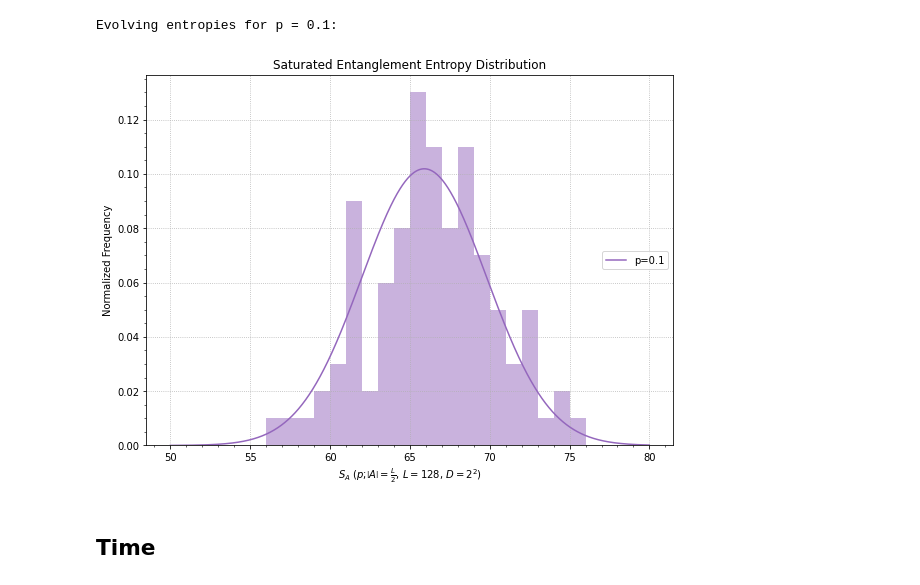
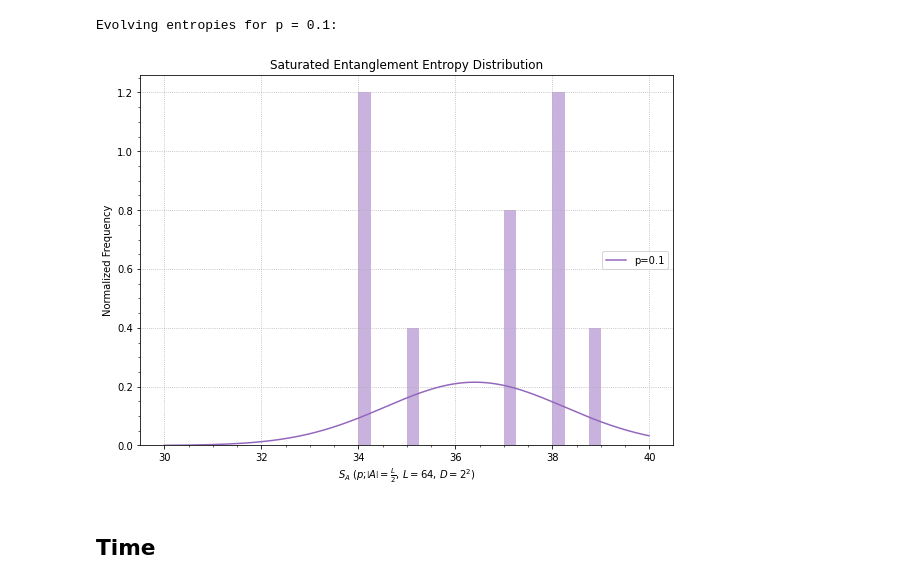
Before and after one commit to DanDan0101/clifford, a Jupyter notebook: dev_qudits.ipynb, the cells around one changed output. Saved outputs shown, nothing was run; the diff lists cells and outputs as text; code cells hidden in the pictures.

```diff
--- a/dev_qudits.ipynb
+++ b/dev_qudits.ipynb
@@ -96,7 +96,7 @@ def create_circuit(N, depth, p, D = 1):
             circ = random_clifford(circ, even = False, D = D)
             circ = random_measurement(circ, p, D)
     else:
-        circ = pc.circuit.CliffordCircuit(N)
+        circ = pc.circuit.Circuit(N)
         for _ in range(depth):
             circ = random_clifford(circ, even = True, D = D)
             circ = random_clifford(circ, even = False, D = D)
@@ -113,7 +113,7 @@ def me_state(N, D = 1):
         pc.stabilizer.StabilizerState: The maximally entangled state.
     """
     state = pc.zero_state(N)
-    circ = create_circuit(N, N // 2, 0, D)
+    circ = create_circuit(N, int(N / D) // 2, 0, D)
     state = circ.forward(state)
     return state
 
@@ -173,9 +173,9 @@ def evolve_entropies(state, depth, p, shots = 10, D = 1, logging = True):
 # %% [markdown]
 ## Hist
 # %%
-n_qubits = 256
-depth = 128
-shots = 100
+n_qubits = 128
+depth = 64
+shots = 10
 p = 0.1
 D = 2
 # %%
@@ -192,24 +192,24 @@ Evolving entropies for p = 0.1:
 # %%
 colors = sns.color_palette("tab10")
 plt.subplots(figsize = (8, 6), layout = "constrained")
-x = np.arange(50, 80, 0.01)
+x = np.arange(30, 40, 0.01)
 
 i = 4
 
 entropies = S_p
 plt.hist(entropies, bins=20, color=colors[i], alpha=0.5, density = True)
 plt.plot(x, norm.pdf(x, *norm.fit(entropies)), color=colors[i], label="p={}".format(p))
 
 plt.title("Saturated Entanglement Entropy Distribution")
 plt.xlabel("$S_A$ ($p$;$\left|A\\right|=\\frac{{L}}{{2}}$, $L={}$, $D=2^{{{}}}$)".format(int(n_qubits / D), D))
 plt.ylabel("Normalized Frequency")
 plt.legend(loc = "right")
 # plt.xlim(-5, 265)
 # plt.ylim(0, 0.345)
 plt.minorticks_on()
 plt.grid(linestyle = ":")
 # %% [output]
-[figure, old version]
+[figure, new version]
 # %% [markdown]
 ## Time
 # %%
```
Also changed, not shown: parts of 3 cells of this notebook, 11 other files.
